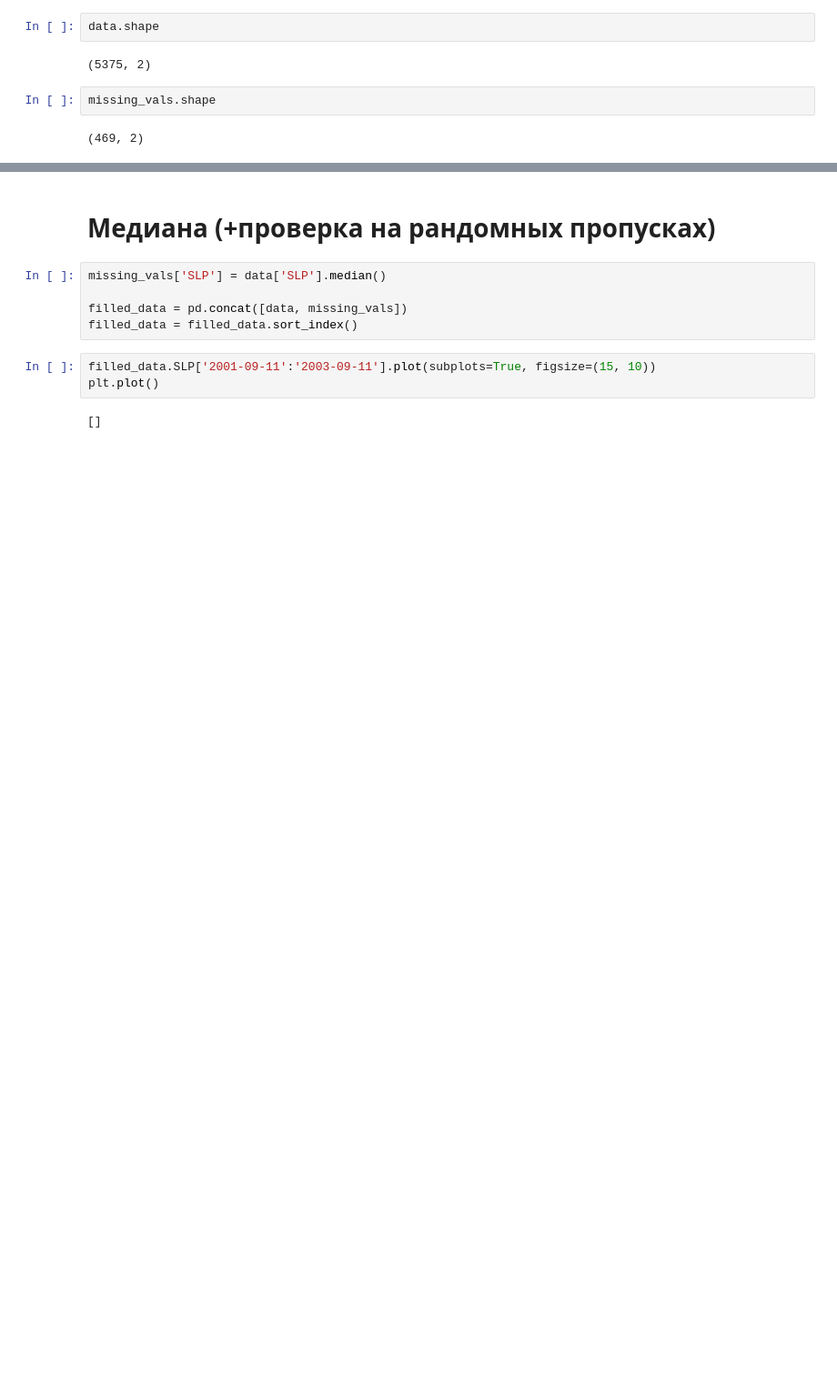
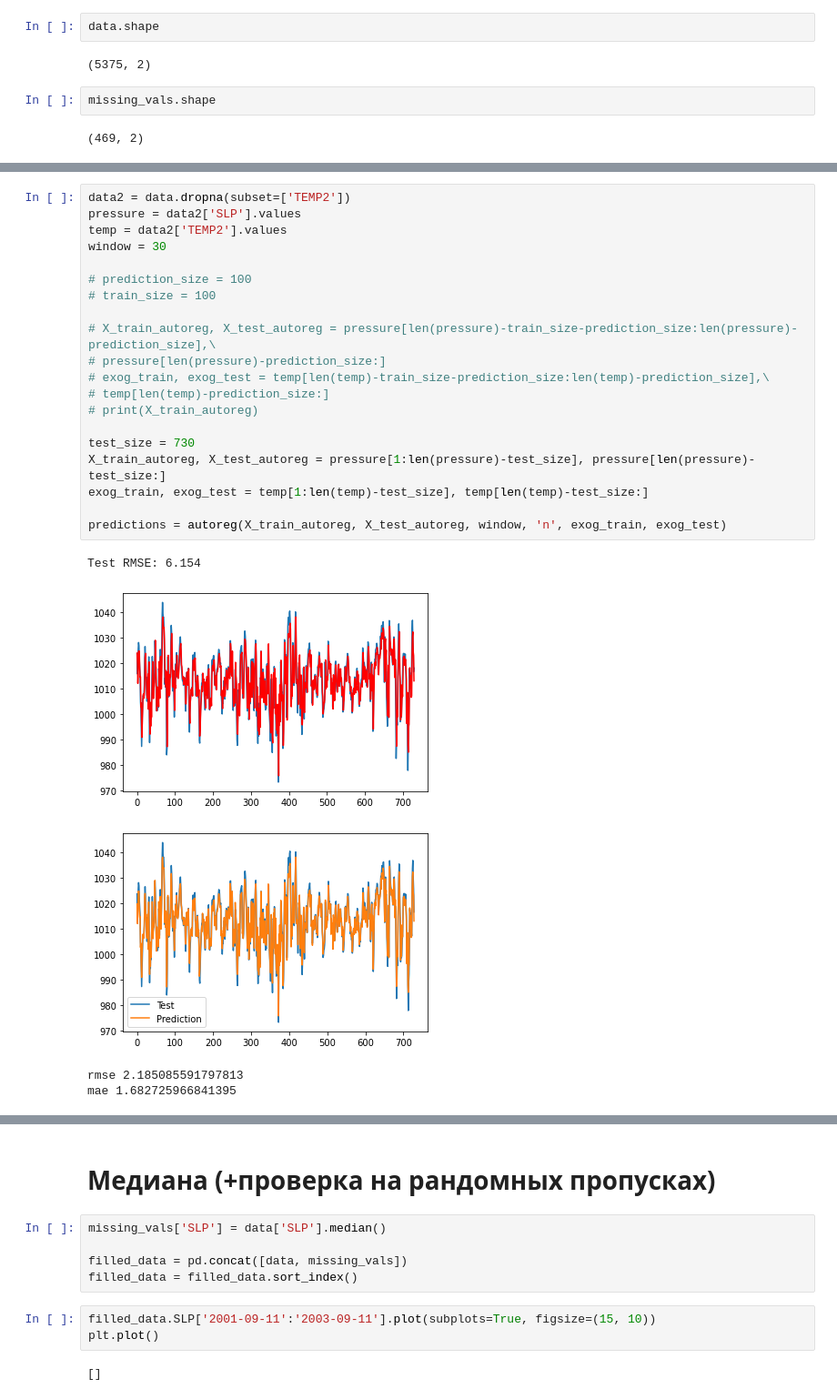
Before and after one commit to Loinen/geodata_analysis, a Jupyter notebook: lab2021.ipynb, the cells around one changed output, grey strips where cells are left out. Shown at 91% size. Drawn from its saved outputs; the diff is of its cells as text; blank space fills up the shorter version.

```diff
--- a/lab2021.ipynb
+++ b/lab2021.ipynb
@@ -104,0 +148,26 @@ missing_vals.shape
+# %%
+data2 = data.dropna(subset=['TEMP2'])
+pressure = data2['SLP'].values
+temp = data2['TEMP2'].values
+window = 30
+
+# prediction_size = 100
+# train_size = 100
+
+# X_train_autoreg, X_test_autoreg = pressure[len(pressure)-train_size-prediction_size:len(pressure)-prediction_size],\
+# pressure[len(pressure)-prediction_size:]
+# exog_train, exog_test = temp[len(temp)-train_size-prediction_size:len(temp)-prediction_size],\
+# temp[len(temp)-prediction_size:]
+# print(X_train_autoreg)
+
+test_size = 730
+X_train_autoreg, X_test_autoreg = pressure[1:len(pressure)-test_size], pressure[len(pressure)-test_size:]
+exog_train, exog_test = temp[1:len(temp)-test_size], temp[len(temp)-test_size:]
+
+predictions = autoreg(X_train_autoreg, X_test_autoreg, window, 'n', exog_train, exog_test)
+# %% [output]
+Test RMSE: 6.154
+[figure, added]
+[figure, added]
+rmse 2.185085591797813
+mae 1.682725966841395
```
Also changed, not shown: parts of 8 cells of this notebook.
